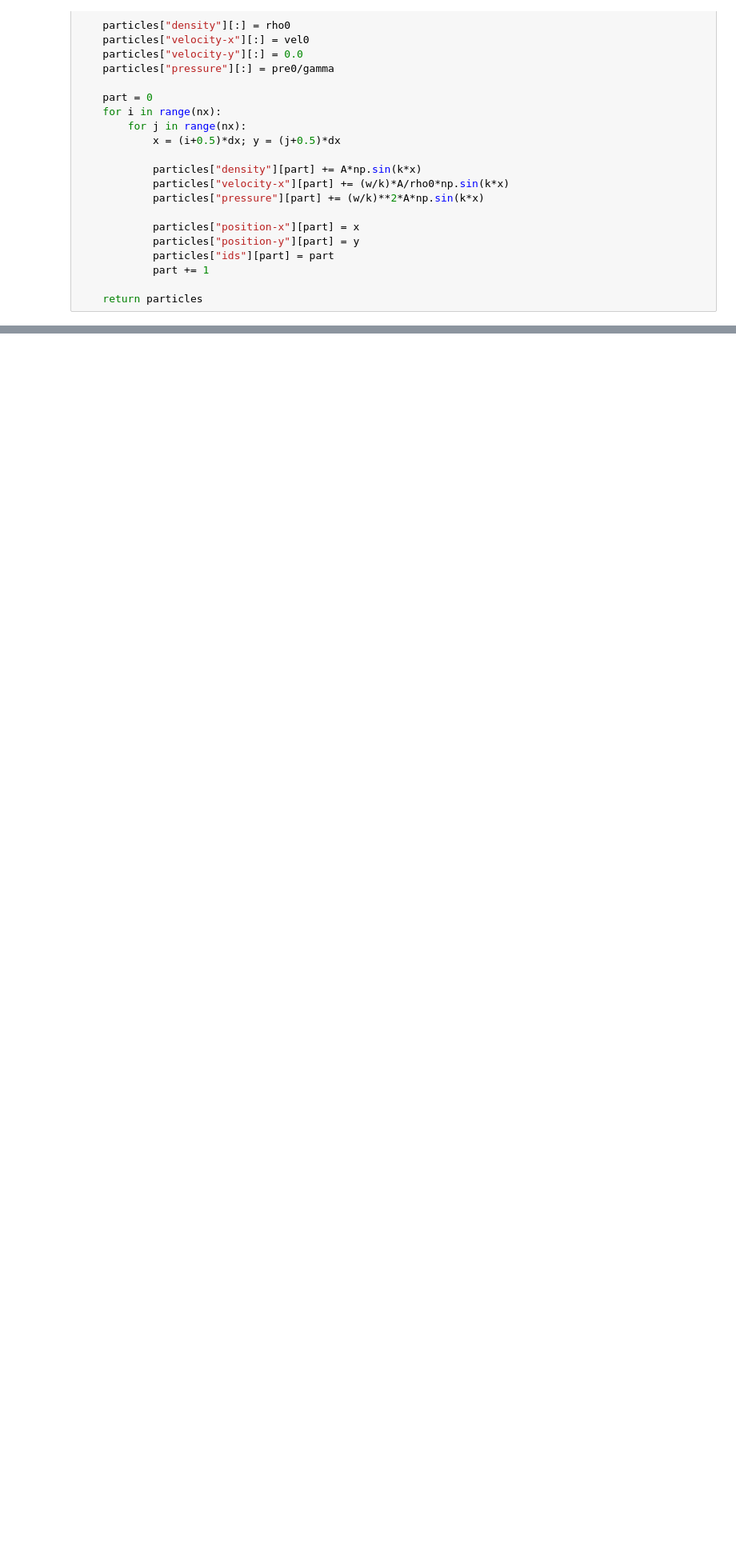
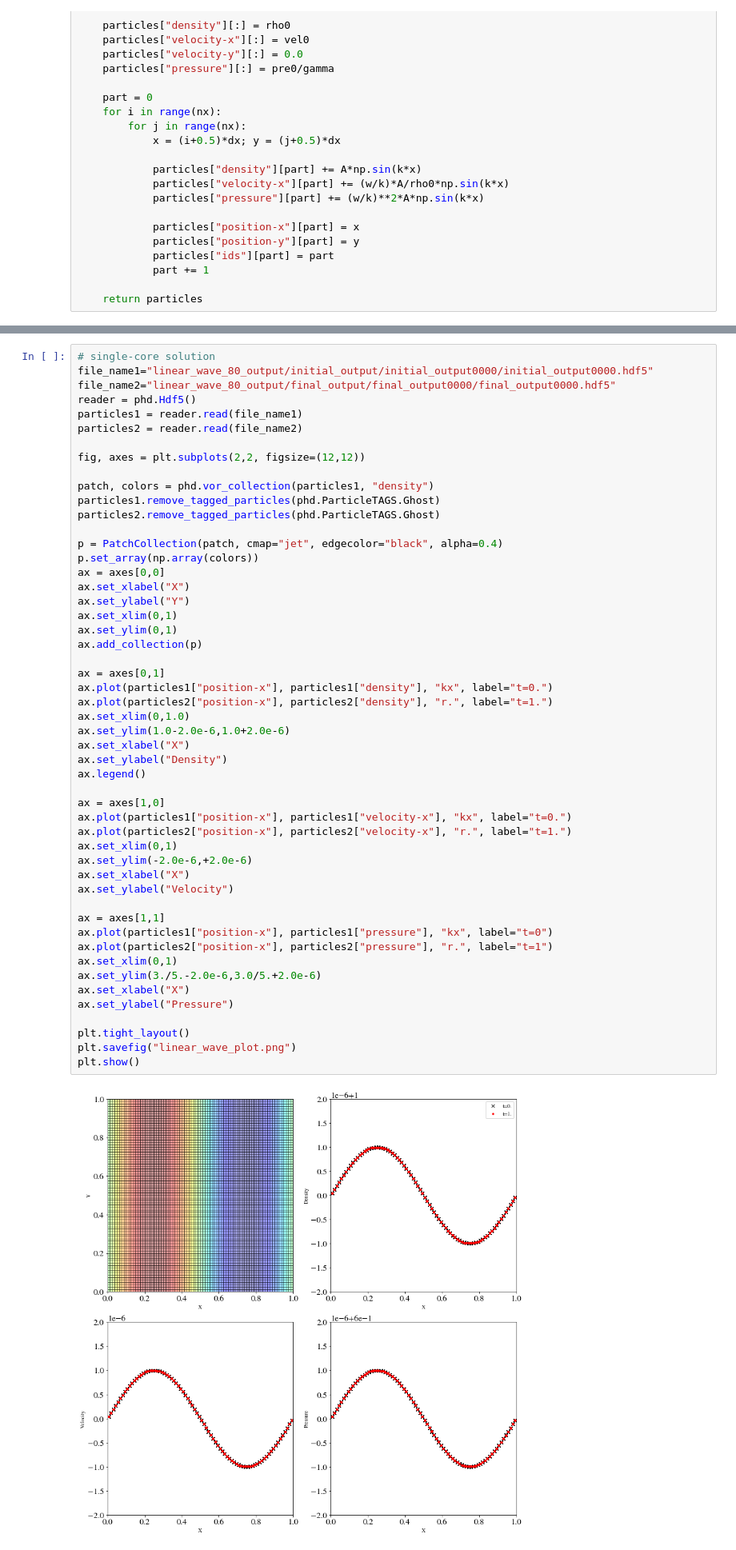
Before and after one commit to phd-code/phd-code.github.io, a Jupyter notebook: notebooks_tests/linear_wave/Linear Wave Test.ipynb, the cells around one changed output, grey strips where cells are left out. Shown at 80% size. Cells and saved outputs as stored; diff of their text form; blank space fills up the shorter version.

```diff
--- a/notebooks_tests/linear_wave/Linear Wave Test.ipynb
+++ b/notebooks_tests/linear_wave/Linear Wave Test.ipynb
@@ -88,0 +153,53 @@ for i in [10, 20, 40, 80, 160]:
+# %%
+# single-core solution
+file_name1="linear_wave_80_output/initial_output/initial_output0000/initial_output0000.hdf5"
+file_name2="linear_wave_80_output/final_output/final_output0000/final_output0000.hdf5"
+reader = phd.Hdf5()
+particles1 = reader.read(file_name1)
+particles2 = reader.read(file_name2)
+
+fig, axes = plt.subplots(2,2, figsize=(12,12))
+
+patch, colors = phd.vor_collection(particles1, "density")
+particles1.remove_tagged_particles(phd.ParticleTAGS.Ghost)
+particles2.remove_tagged_particles(phd.ParticleTAGS.Ghost)
+
+p = PatchCollection(patch, cmap="jet", edgecolor="black", alpha=0.4)
+p.set_array(np.array(colors))
+ax = axes[0,0]
+ax.set_xlabel("X")
+ax.set_ylabel("Y")
+ax.set_xlim(0,1)
+ax.set_ylim(0,1)
+ax.add_collection(p)
+
+ax = axes[0,1]
+ax.plot(particles1["position-x"], particles1["density"], "kx", label="t=0.")
+ax.plot(particles2["position-x"], particles2["density"], "r.", label="t=1.")
+ax.set_xlim(0,1.0)
+ax.set_ylim(1.0-2.0e-6,1.0+2.0e-6)
+ax.set_xlabel("X")
+ax.set_ylabel("Density")
+ax.legend()
+
+ax = axes[1,0]
+ax.plot(particles1["position-x"], particles1["velocity-x"], "kx", label="t=0.")
+ax.plot(particles2["position-x"], particles2["velocity-x"], "r.", label="t=1.")
+ax.set_xlim(0,1)
+ax.set_ylim(-2.0e-6,+2.0e-6)
+ax.set_xlabel("X")
+ax.set_ylabel("Velocity")
+
+ax = axes[1,1]
+ax.plot(particles1["position-x"], particles1["pressure"], "kx", label="t=0")
+ax.plot(particles2["position-x"], particles2["pressure"], "r.", label="t=1")
+ax.set_xlim(0,1)
+ax.set_ylim(3./5.-2.0e-6,3.0/5.+2.0e-6)
+ax.set_xlabel("X")
+ax.set_ylabel("Pressure")
+
+plt.tight_layout()
+plt.savefig("linear_wave_plot.png")
+plt.show()
+# %% [output]
+[figure, added]
```
Also changed, not shown: parts of 5 cells of this notebook, 6 other files.
